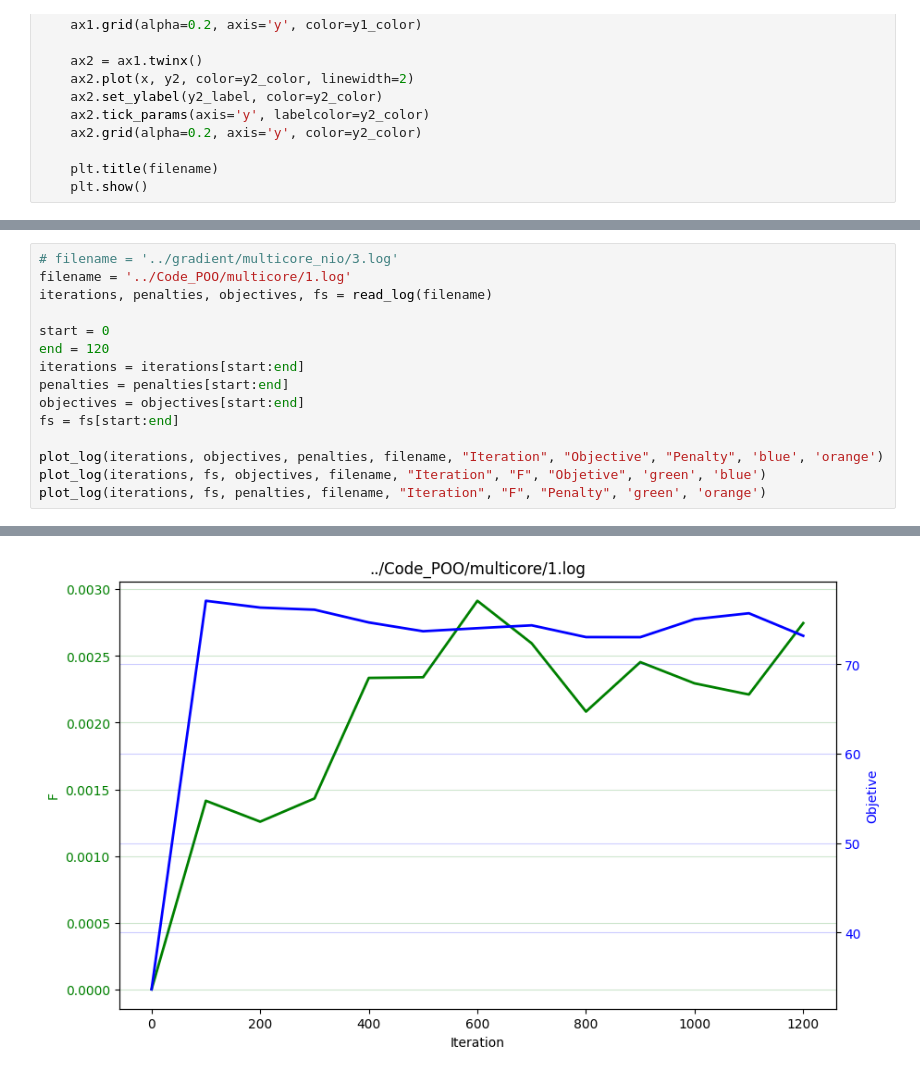
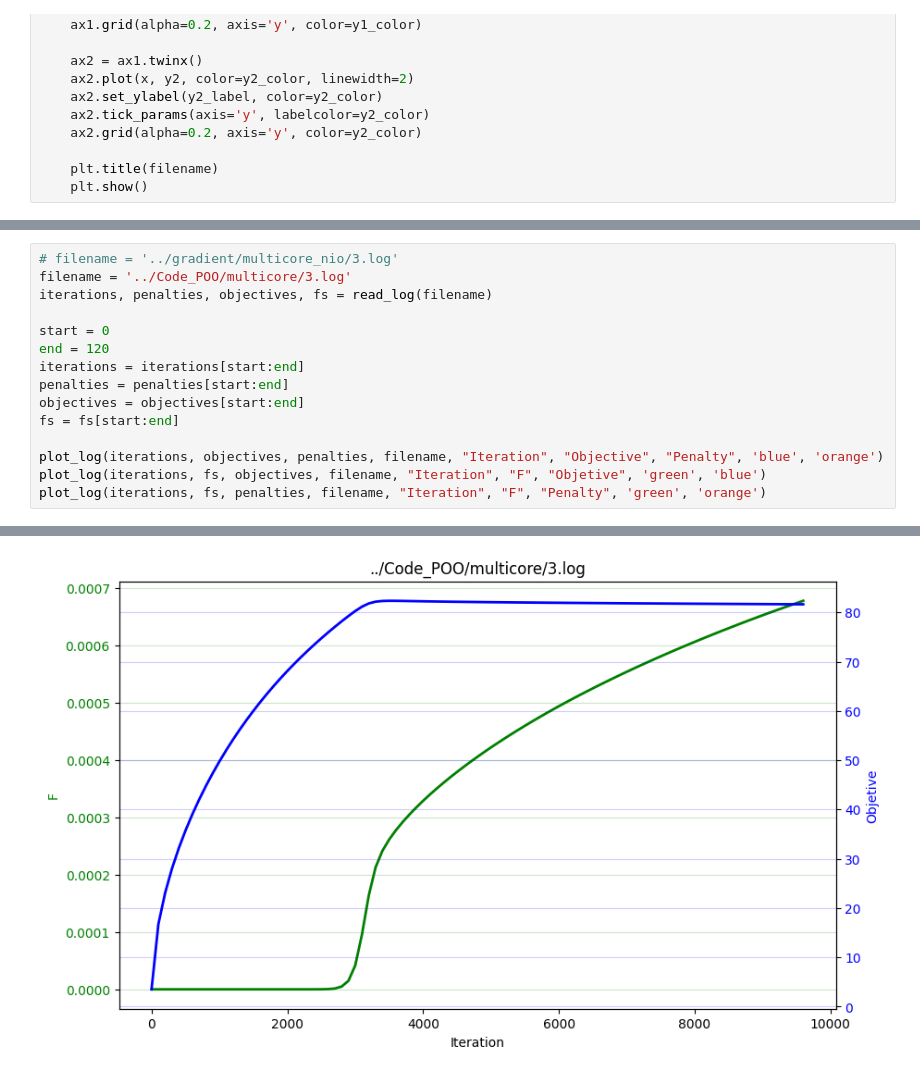
Before and after one commit to juanjoual/RT25, a Jupyter notebook: notebooks/Paper FGCS 2025 .ipynb, the cells around one changed output, grey strips where cells are left out. Saved outputs shown, nothing was run; the diff lists cells and outputs as text.

```diff
--- a/notebooks/Paper FGCS 2025 .ipynb
+++ b/notebooks/Paper FGCS 2025 .ipynb
@@ -61,6 +61,6 @@ plot_log(iterations, fs, penalties, filename, "Iteration", "F", "Penalty", 'gree
 # %%
 # filename = '../gradient/multicore_nio/3.log'
-filename = '../Code_POO/multicore/1.log'
+filename = '../Code_POO/multicore/3.log'
 iterations, penalties, objectives, fs = read_log(filename)
 
 start = 0
@@ -78 +78 @@ plot_log(iterations, fs, penalties, filename, "Iteration", "F", "Penalty", 'gree
-[figure, old version]
+[figure, new version]
```
Also changed, not shown: parts of 2 cells of this notebook, 3 other files.
